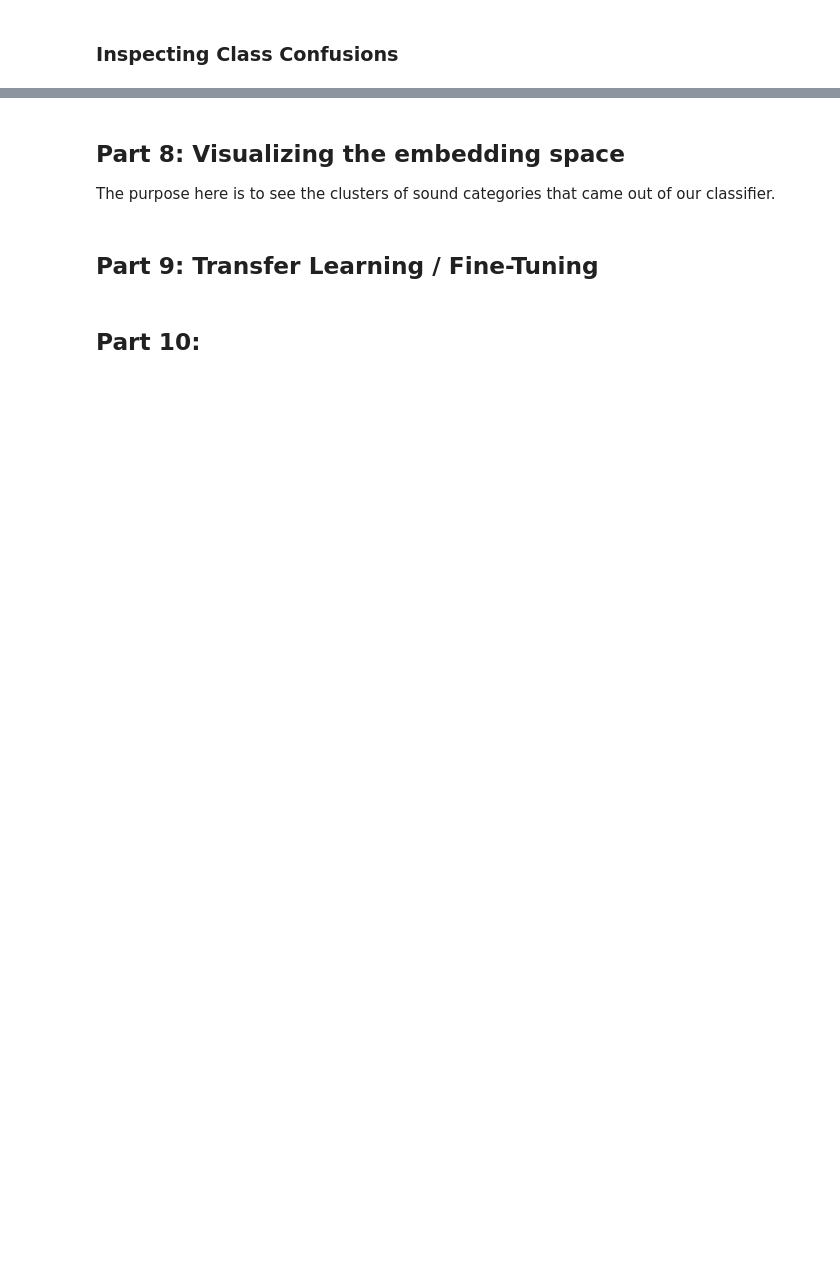
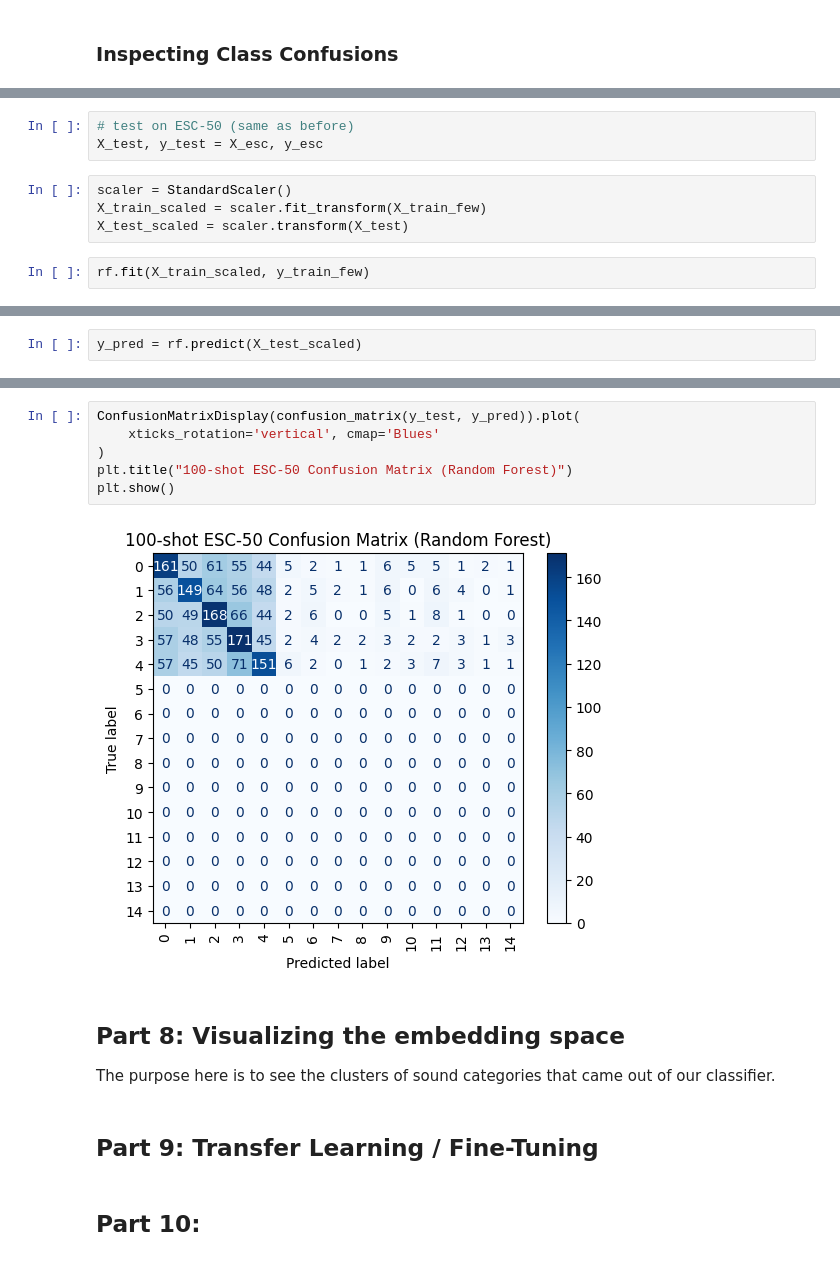
Before and after one commit to cildiroyku/TransferLearningforAnimalSounds, a Jupyter notebook: DLProjectSetupandTemplateforExperimentation.ipynb, the cells around one changed output, grey strips where cells are left out. Drawn from its saved outputs; the diff is of its cells as text; blank space fills up the shorter version.

```diff
--- a/DLProjectSetupandTemplateforExperimentation.ipynb
+++ b/DLProjectSetupandTemplateforExperimentation.ipynb
@@ -590,0 +689,9 @@ plt.show()
+# %%
+# test on ESC-50 (same as before)
+X_test, y_test = X_esc, y_esc
+# %%
+scaler = StandardScaler()
+X_train_scaled = scaler.fit_transform(X_train_few)
+X_test_scaled = scaler.transform(X_test)
+# %%
+rf.fit(X_train_scaled, y_train_few)
@@ -590,0 +700,2 @@ plt.show()
+# %%
+y_pred = rf.predict(X_test_scaled)
@@ -591,3 +714,11 @@ plt.show()
+# %%
+ConfusionMatrixDisplay(confusion_matrix(y_test, y_pred)).plot(
+    xticks_rotation='vertical', cmap='Blues'
+)
+plt.title("100-shot ESC-50 Confusion Matrix (Random Forest)")
+plt.show()
+# %% [output]
+[figure, added]
 # %% [markdown]
 ## Part 8: Visualizing the embedding space
 
```
Also changed, not shown: parts of 14 cells of this notebook.
